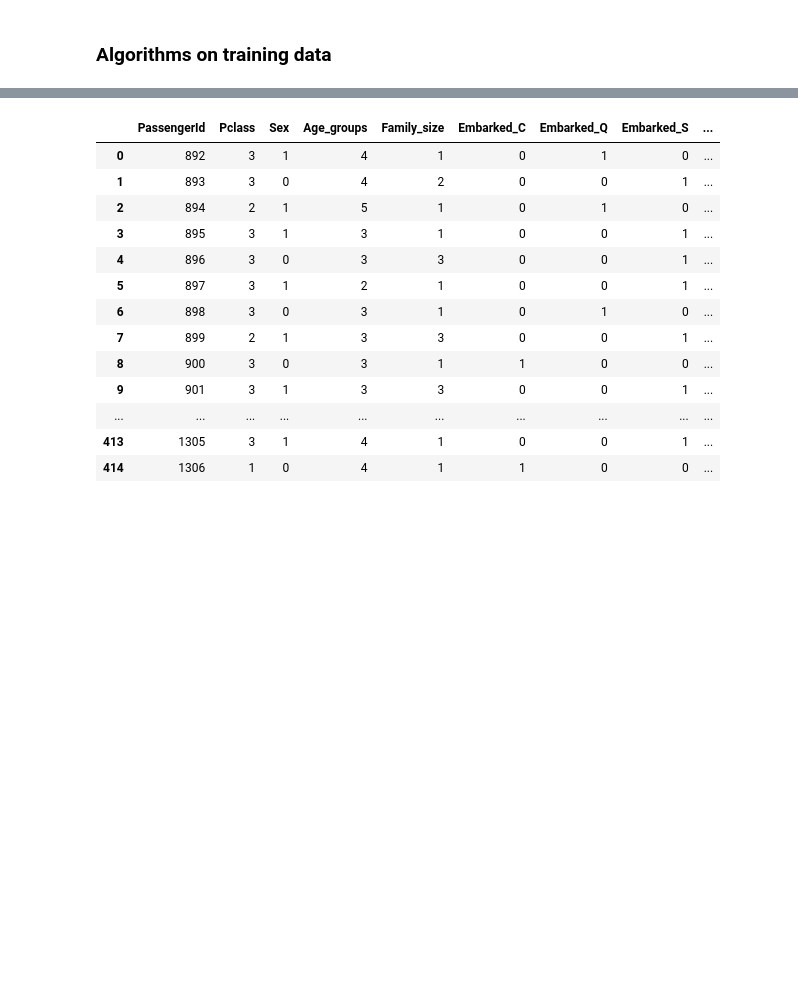
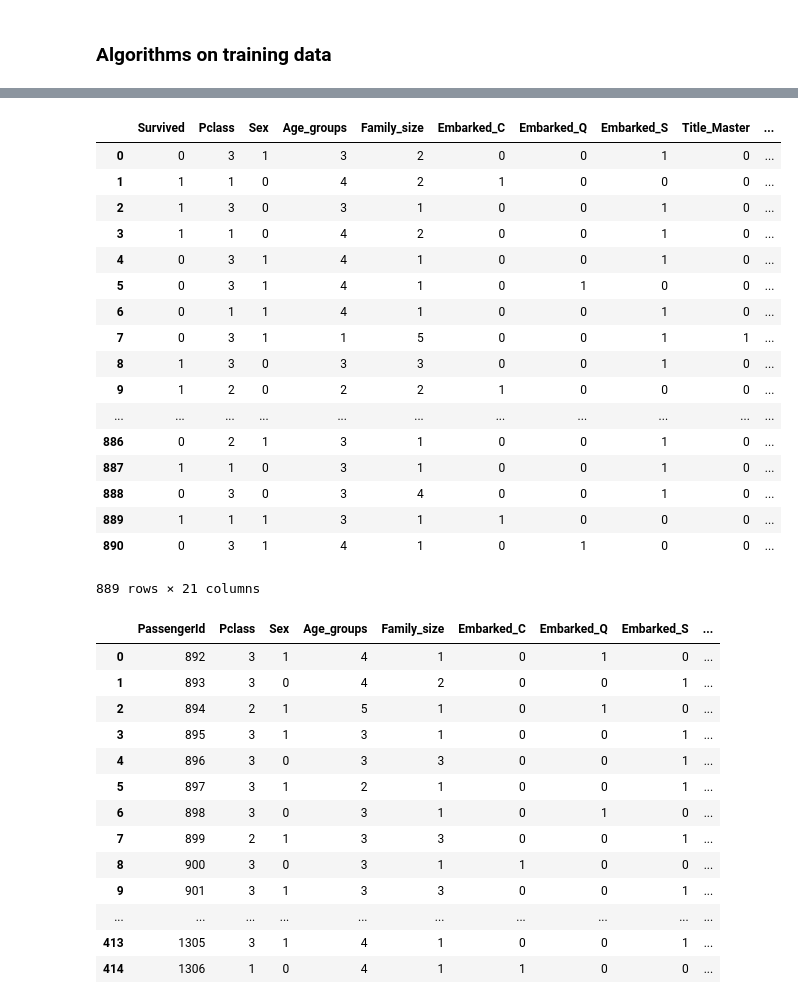
Before and after one commit to josefinaxberg/Titanic_ML, a Jupyter notebook: Titanic_ML/Titanic_Machine_Learning.ipynb, the cells around one changed output, grey strips where cells are left out. Drawn from its saved outputs; the diff is of its cells as text; code cells hidden in the pictures; blank space fills up the shorter version.

```diff
--- a/Titanic_ML/Titanic_Machine_Learning.ipynb
+++ b/Titanic_ML/Titanic_Machine_Learning.ipynb
@@ -305,5 +305,5 @@ Deck           0
 Family_size    0
 dtype: int64
 # %%
-titanic_train_df = titanic_train_df.dropna(axis=0, inplace=True)
-titanic_test_df = titanic_test_df.dropna(axis=0, inplace=True)
+titanic_train_df = titanic_train_df.dropna(axis=0)
+titanic_test_df = titanic_test_df.dropna(axis=0)
@@ -360,3 +412,25 @@ TypeError: object of type 'NoneType' has no len()
+# %%
+titanic_train_df = titanic_train_df.drop(['Deck_T'], axis=1)
+titanic_train_df
+# %% [output]
+|  | Survived | Pclass | Sex | Age_groups | Family_size | Embarked_C | Embarked_Q | Embarked_S | Title_Master | ... |
+| 0 | 0 | 3 | 1 | 3 | 2 | 0 | 0 | 1 | 0 | ... |
+| 1 | 1 | 1 | 0 | 4 | 2 | 1 | 0 | 0 | 0 | ... |
+| 2 | 1 | 3 | 0 | 3 | 1 | 0 | 0 | 1 | 0 | ... |
+| 3 | 1 | 1 | 0 | 4 | 2 | 0 | 0 | 1 | 0 | ... |
+| 4 | 0 | 3 | 1 | 4 | 1 | 0 | 0 | 1 | 0 | ... |
+| 5 | 0 | 3 | 1 | 4 | 1 | 0 | 1 | 0 | 0 | ... |
+| 6 | 0 | 1 | 1 | 4 | 1 | 0 | 0 | 1 | 0 | ... |
+| 7 | 0 | 3 | 1 | 1 | 5 | 0 | 0 | 1 | 1 | ... |
+| 8 | 1 | 3 | 0 | 3 | 3 | 0 | 0 | 1 | 0 | ... |
+| 9 | 1 | 2 | 0 | 2 | 2 | 1 | 0 | 0 | 0 | ... |
+| ... | ... | ... | ... | ... | ... | ... | ... | ... | ... | ... |
+| 886 | 0 | 2 | 1 | 3 | 1 | 0 | 0 | 1 | 0 | ... |
+| 887 | 1 | 1 | 0 | 3 | 1 | 0 | 0 | 1 | 0 | ... |
+| 888 | 0 | 3 | 0 | 3 | 4 | 0 | 0 | 1 | 0 | ... |
+| 889 | 1 | 1 | 1 | 3 | 1 | 1 | 0 | 0 | 0 | ... |
+| 890 | 0 | 3 | 1 | 4 | 1 | 0 | 1 | 0 | 0 | ... |
+889 rows × 21 columns
 # %%
 # Convert strings to ints in test data
 cols_to_transform = ['Embarked', 'Title', 'Deck']
```
Also changed, not shown: parts of 14 cells of this notebook, 1 other file.
